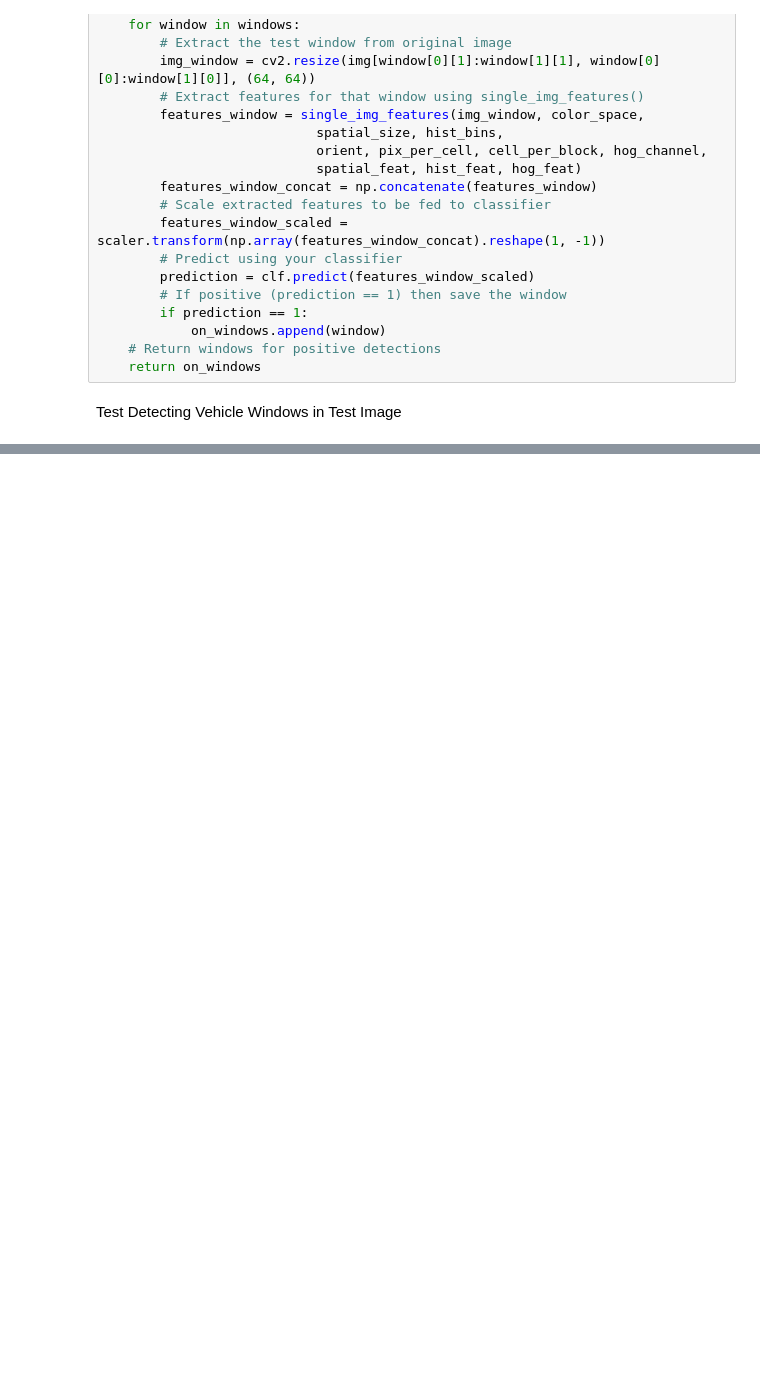
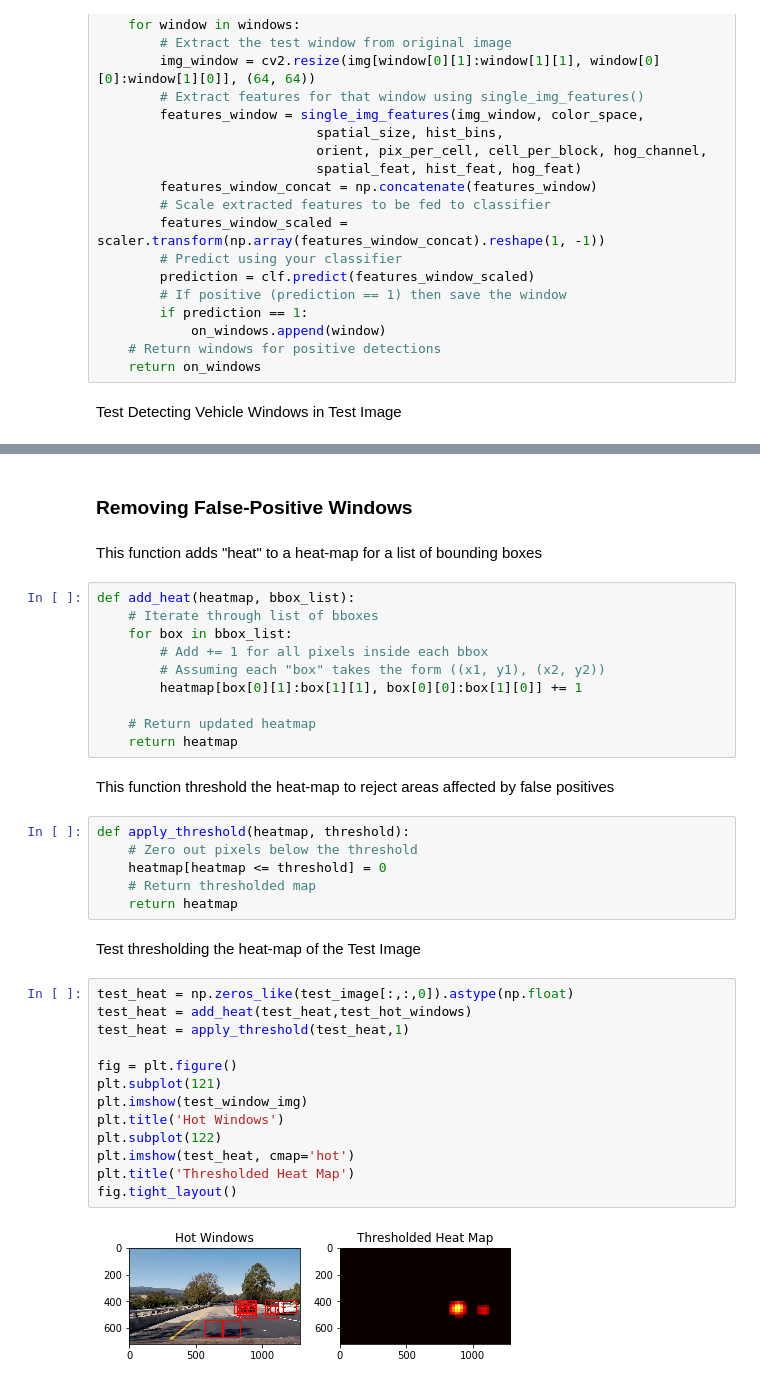
Before and after one commit to vinny-palumbo/AutonomousCars-VehicleDetection, a Jupyter notebook: pipeline.ipynb, the cells around one changed output, grey strips where cells are left out. Cells and saved outputs as stored; diff of their text form; blank space fills up the shorter version.

Commit message:
Removing False-Positive Windows

```diff
--- a/pipeline.ipynb
+++ b/pipeline.ipynb
@@ -612,0 +613,39 @@ C:\Users\Vincent\Miniconda3\envs\carnd-term1\lib\site-packages\skimage\feature\_
+# %% [markdown]
+### Removing False-Positive Windows
+# %% [markdown]
+This function adds "heat" to a heat-map for a list of bounding boxes
+# %%
+def add_heat(heatmap, bbox_list):
+    # Iterate through list of bboxes
+    for box in bbox_list:
+        # Add += 1 for all pixels inside each bbox
+        # Assuming each "box" takes the form ((x1, y1), (x2, y2))
+        heatmap[box[0][1]:box[1][1], box[0][0]:box[1][0]] += 1
+
+    # Return updated heatmap
+    return heatmap
+# %% [markdown]
+This function threshold the heat-map to reject areas affected by false positives
+# %%
+def apply_threshold(heatmap, threshold):
+    # Zero out pixels below the threshold
+    heatmap[heatmap <= threshold] = 0
+    # Return thresholded map
+    return heatmap
+# %% [markdown]
+Test thresholding the heat-map of the Test Image
+# %%
+test_heat = np.zeros_like(test_image[:,:,0]).astype(np.float)
+test_heat = add_heat(test_heat,test_hot_windows)
+test_heat = apply_threshold(test_heat,1)
+
+fig = plt.figure()
+plt.subplot(121)
+plt.imshow(test_window_img)
+plt.title('Hot Windows')
+plt.subplot(122)
+plt.imshow(test_heat, cmap='hot')
+plt.title('Thresholded Heat Map')
+fig.tight_layout()
+# %% [output]
+[figure, added]
```
Also changed, not shown: parts of 8 cells of this notebook.
